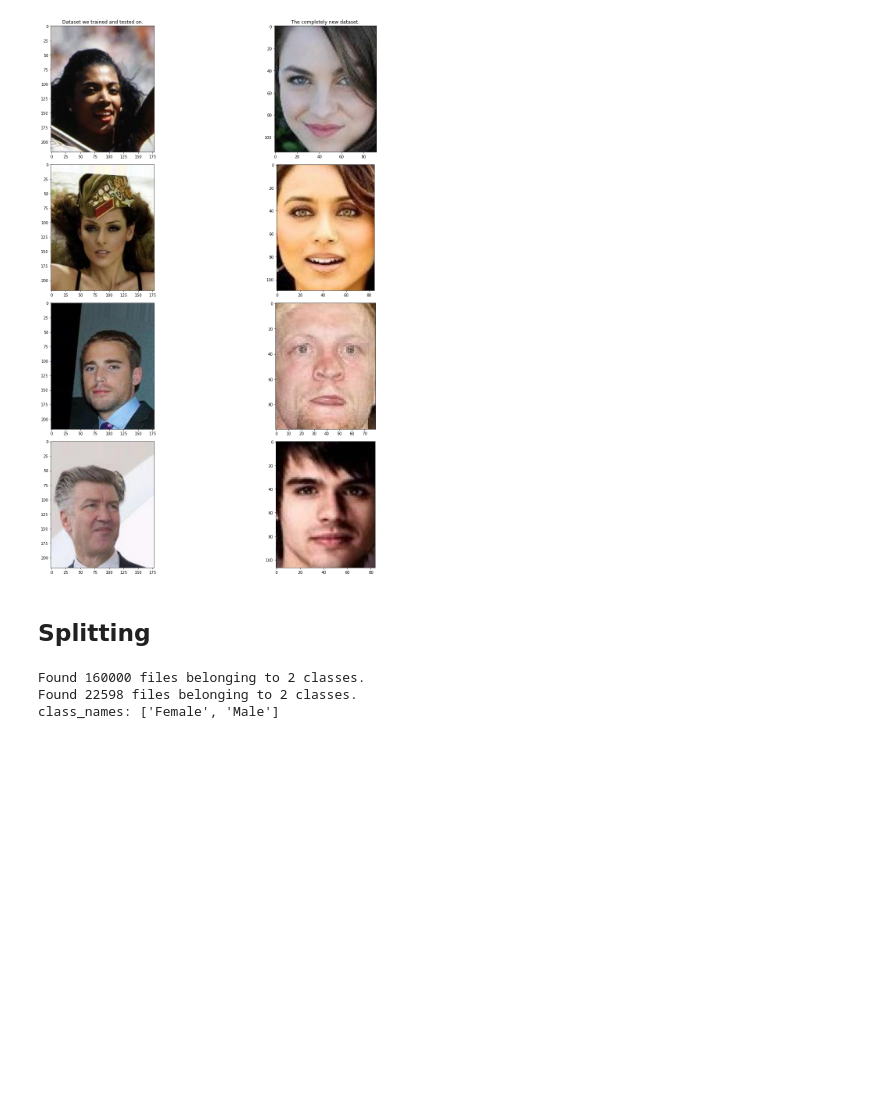
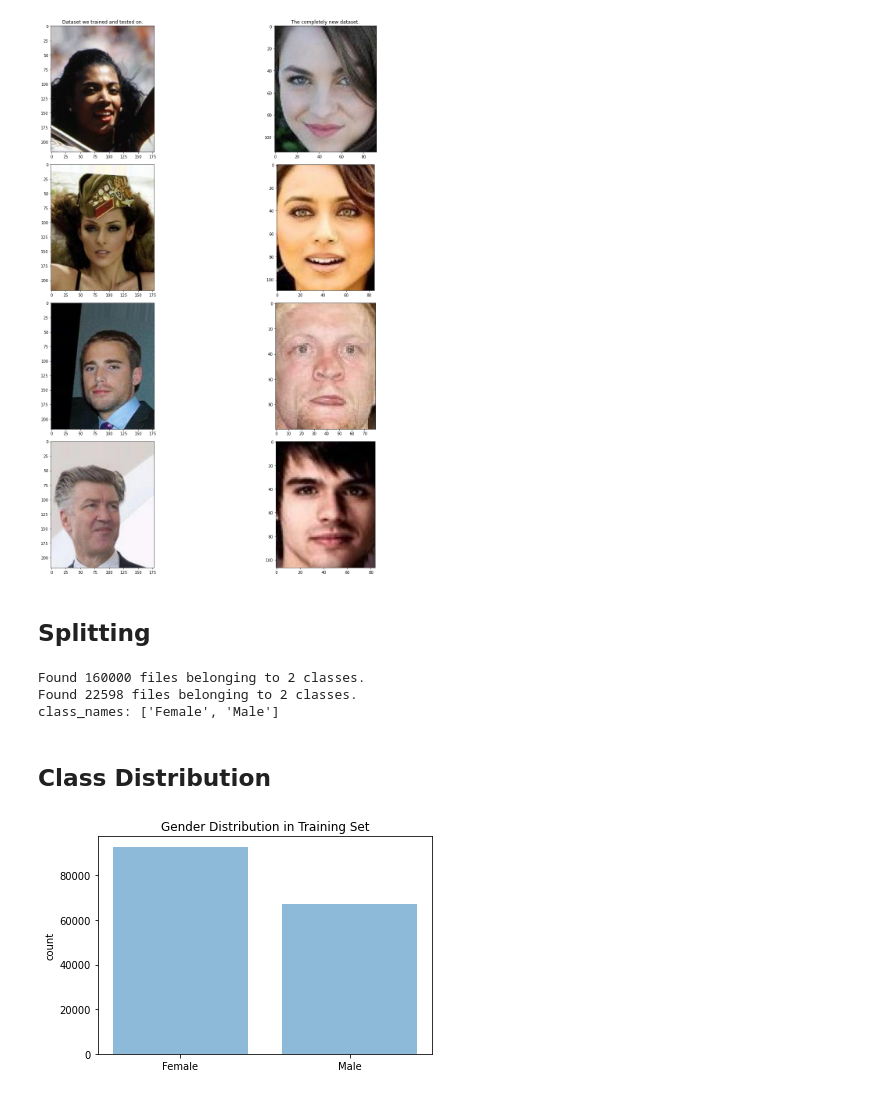
Before and after one commit to MarioAvolio/FaceLens, a Jupyter notebook: notebooks/Gender_Classification_Datasets.ipynb, the cells around one changed output. Cells and saved outputs as stored; diff of their text form; code cells hidden in the pictures; blank space fills up the shorter version.

Commit message:
Classes Distribution

```diff
--- a/notebooks/Gender_Classification_Datasets.ipynb
+++ b/notebooks/Gender_Classification_Datasets.ipynb
@@ -124,3 +91,21 @@ train_dataset = train_dataset.prefetch(buffer_size=AUTOTUNE)
 Found 160000 files belonging to 2 classes.
 Found 22598 files belonging to 2 classes.
 class_names: ['Female', 'Male']
+# %% [markdown]
+## Class Distribution
+# %%
+genders = ('Female', 'Male')
+y_pos = np.arange(len(genders))
+
+n_females = len(os.listdir(f'{LOCAL_PATH}Train/Female'))
+n_males = len(os.listdir(f'{LOCAL_PATH}Train/Male'))
+counts = [n_females, n_males]
+
+plt.bar(y_pos, counts, align='center', alpha=0.5)
+plt.xticks(y_pos, genders)
+plt.ylabel('count')
+plt.title('Gender Distribution in Training Set')
+
+plt.show()
+# %% [output]
+[figure, added]
```
Also changed, not shown: parts of 5 cells of this notebook.
